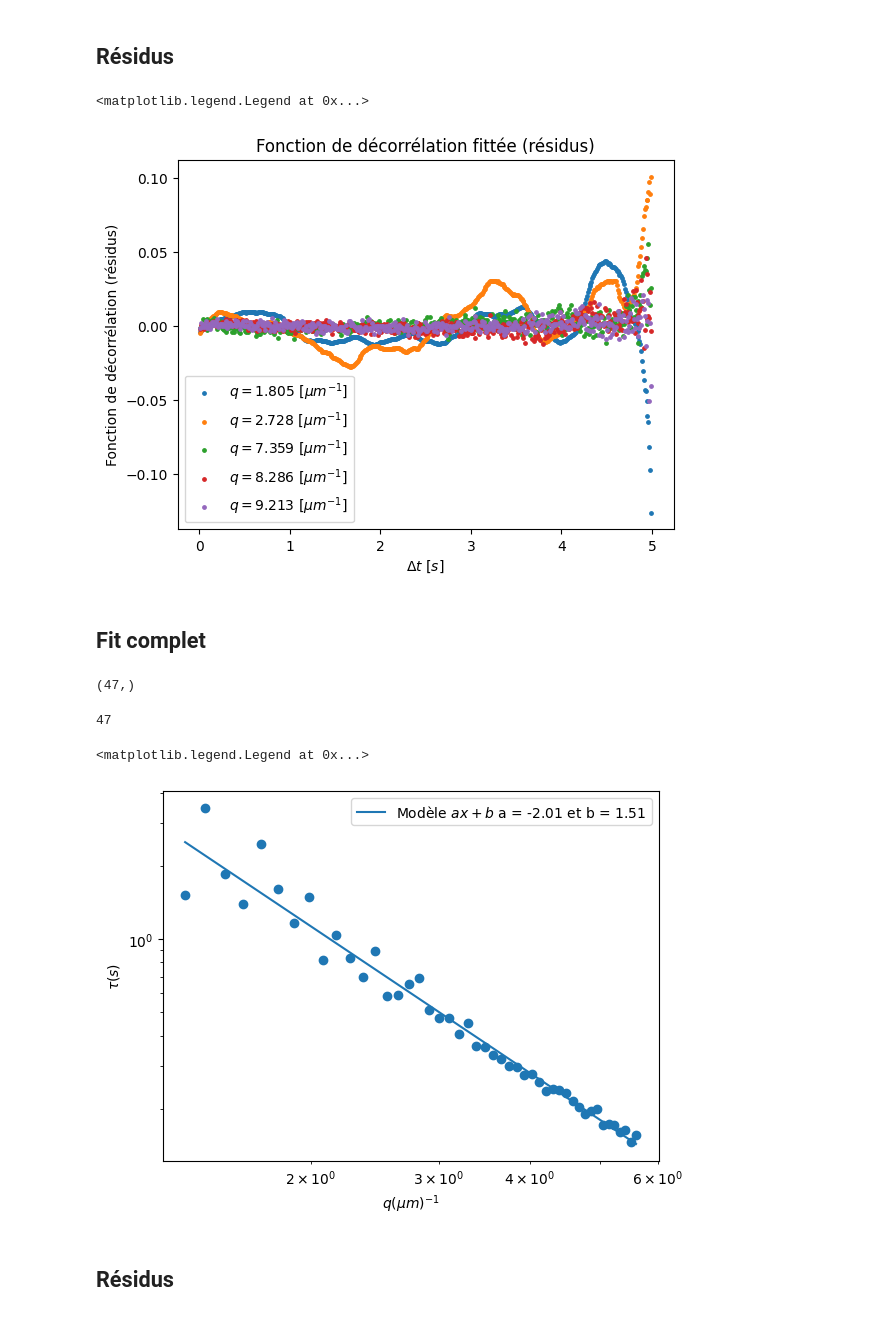
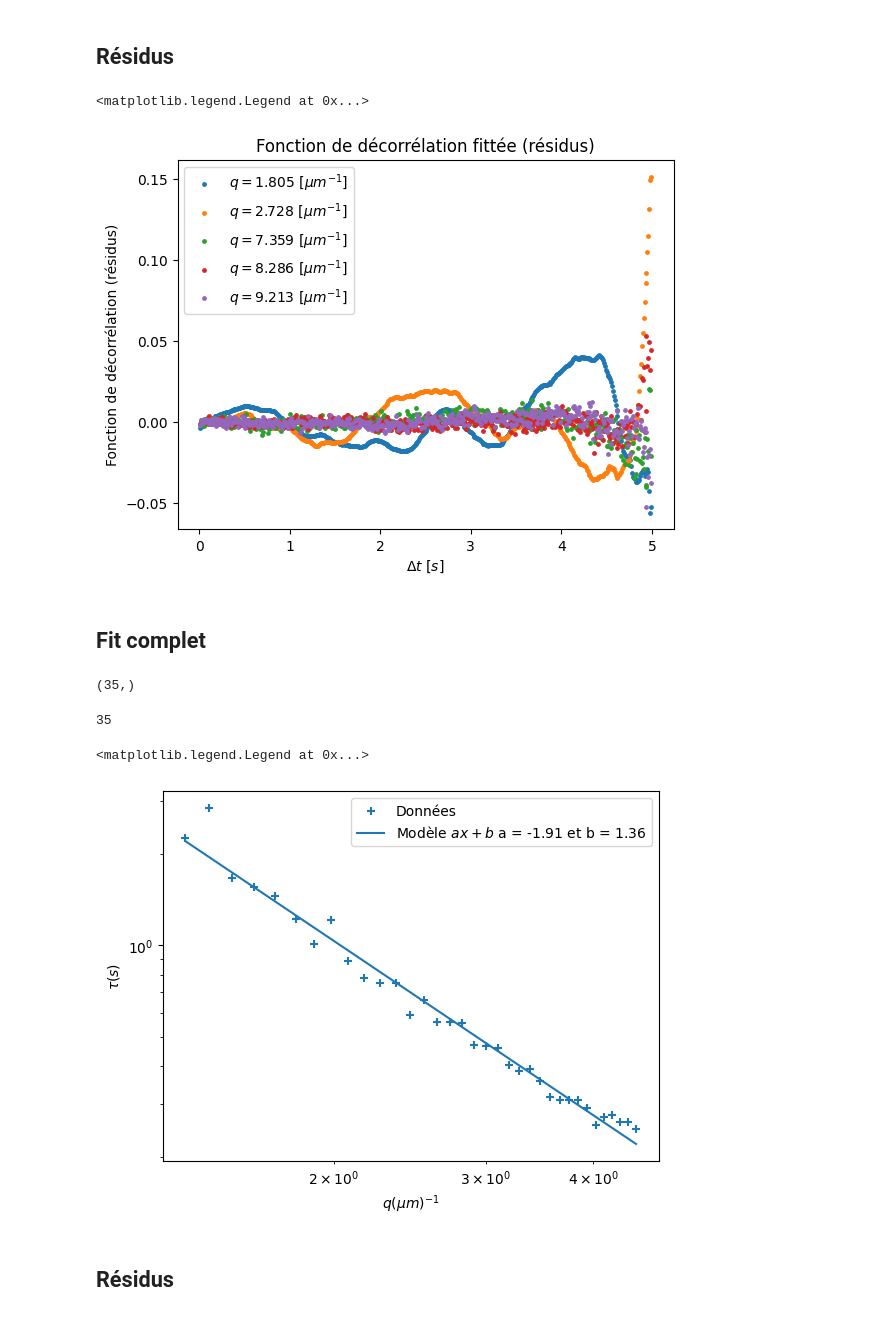
Before and after one commit to Julien-R-Besombes/Viscosity-of-supercooled-water-using-DDM, a Jupyter notebook: read.ipynb, the cells around one changed output. Saved outputs shown, nothing was run; the diff lists cells and outputs as text; code cells hidden in the pictures.

```diff
--- a/read.ipynb
+++ b/read.ipynb
@@ -13,7 +13,7 @@ from fastddm.azimuthalaverage import AAReader
 ## Définition de la vidéo à lire
 # %%
 video = 25
-date="data/2025-02-11/"
+date="data/2025-02-18/"
 size=256
 filename = date+"extracted/resized_size"+str(size)+"_"+str(video)+".aa.ddm"
 # %% [markdown]
@@ -130,11 +130,11 @@ plt.title("Fonction de décorrélation fittée (résidus)")
 plt.legend()
 # %% [output]
 <matplotlib.legend.Legend at 0x...>
-[figure, old version]
+[figure, new version]
 # %% [markdown]
 ## Fit complet
 # %%
-q_index = [15,62]
+q_index = [15,50]
 # %%
 tau = []
 for i in tqdm(range(*q_index)):
@@ -147,11 +147,11 @@ x_th = np.linspace(np.min(x), np.max(x), 100)
 # %%
 x.shape
 # %% [output]
-(47,)
+(35,)
 # %%
 len(y)
 # %% [output]
-47
+35
 # %%
 y=np.array(y)
 x=np.array(x)
@@ -160,15 +160,15 @@ y=y[y>1e-3]
 # %%
 plt.xscale("log")
 plt.yscale("log")
-plt.scatter(x, y)
+plt.scatter(x, y, marker='+', label="Données", color='r')
 plt.xlabel(r"$q (\mu m)^{-1}$")
 plt.ylabel(r"$\tau (s)$")
 a, b = np.polyfit(np.log(x), np.log(y), 1)
 plt.plot(x_th, np.exp(a*np.log(x_th) + b), label=f"Modèle $ax+b$ a = {a:.2f} et b = {b:.2f}")
 plt.legend()
 # %% [output]
 <matplotlib.legend.Legend at 0x...>
-[figure, old version]
+[figure, new version]
 # %% [markdown]
 ## Résidus
 # %% [markdown]
```
Also changed, not shown: parts of 6 cells of this notebook, 11 other files.
